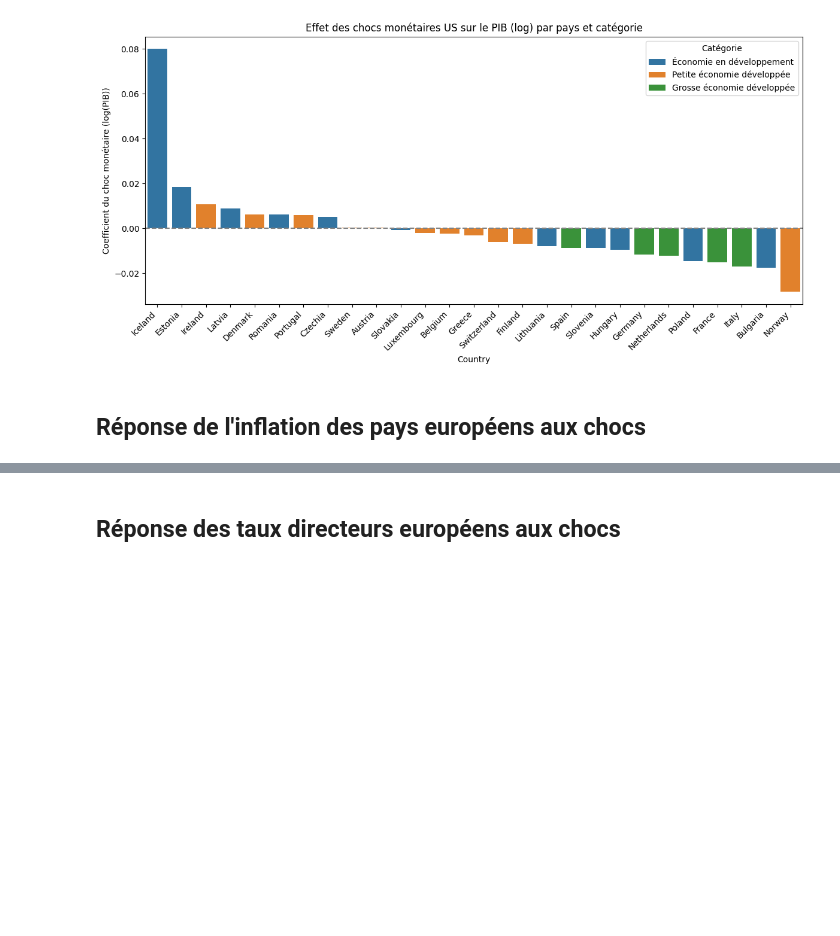
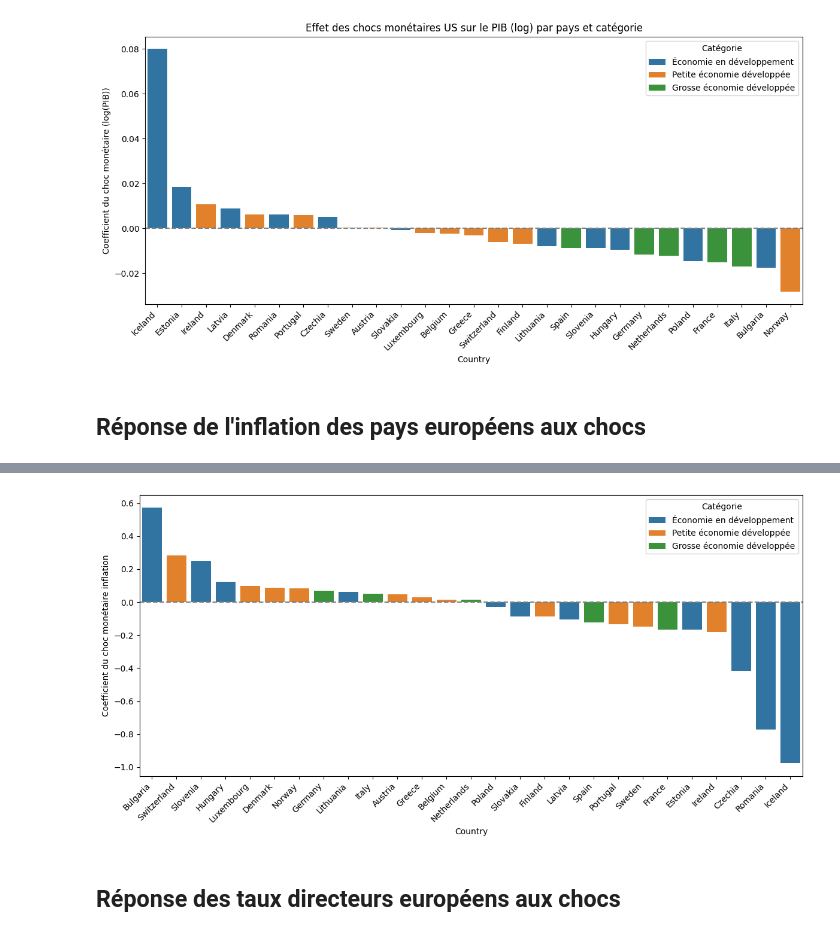
Before and after one commit to enriquealarcon01/Stat-App, a Jupyter notebook: modèle/modèle US.ipynb, the cells around one changed output, grey strips where cells are left out. Cells and saved outputs as stored; diff of their text form; code cells hidden in the pictures; blank space fills up the shorter version.

Commit message:
chocs US sur l'inflation des pays européens

```diff
--- a/modèle/modèle US.ipynb
+++ b/modèle/modèle US.ipynb
@@ -1122,3 +1108,86 @@ plt.show()
 [figure]
 # %% [markdown]
 ## Réponse de l'inflation des pays européens aux chocs
+# %%
+import seaborn as sns
+def get_category(country):
+    for cat, countries in categories.items():
+        if country in countries:
+            return cat
+    return "Autre"
+
+# --- 2. Filtrer les données sur linflation ---
+target_variable = "inflation"
+df_target = data[data["Variable"] == target_variable].copy()
+
+# --- 3. Trier et ajouter lags + tendances ---
+df_target = df_target.sort_values(["Country", "Time"])
+
+for lag in range(1, 5):
+    df_target[f"lag{lag}"] = df_target.groupby("Country")["Value"].shift(lag)
+
+df_target["trend"] = df_target.groupby("Country").cumcount() + 1
+df_target["trend_sq"] = df_target["trend"] ** 2
+df_target["Category"] = df_target["Country"].apply(get_category)
+df_target = df_target[df_target["Category"] != "Autre"] # pour supprimer les US
+
+# Il faut merger ces données avec les chocs monétaires obtenus :
+data_US_clean_reset = data_US_clean.reset_index()
+monetary_cols = [col for col in data_US_clean_reset.columns if col.startswith("monetary_shocks")]
+monetary_df = data_US_clean_reset[["date"] + monetary_cols].copy()
+monetary_df = monetary_df.rename(columns={"date": "Time"})
+df_target["Time"] = pd.to_datetime(df_target["Time"])
+monetary_df["Time"] = pd.to_datetime(monetary_df["Time"])
+
+df_target = df_target.merge(monetary_df, on="Time", how="left")
+
+
+
+# --- 4. Régressions pays par pays ---
+results = []
+required_cols = ["Value", "monetary_shocks", "lag1", "lag2", "lag3", "lag4", "trend", "trend_sq"]
+
+for country in df_target["Country"].unique():
+    sub = df_target[df_target["Country"] == country].dropna(subset=required_cols)
+
+    if len(sub) < 10:
+        continue
+
+    X = sub[["monetary_shocks", "lag1", "lag2", "lag3", "lag4", "trend", "trend_sq"]]
+    X = sm.add_constant(X)
+    y = sub["Value"]
+
+    model = sm.OLS(y, X).fit()
+    coef = model.params["monetary_shocks"]
+    pval = model.pvalues["monetary_shocks"]
+    category = get_category(country)
+
+    results.append({
+        "Country": country,
+        "Category": category,
+        "Coef_monetary_shock": coef,
+        "P_value": pval,
+        "R_squared": model.rsquared
+    })
+
+
+
+# --- 5. Résultats ---
+results_df = pd.DataFrame(results).sort_values("Coef_monetary_shock", ascending=False)
+
+print("\n📋 Résultats par pays :")
+print(results_df)
+cols_to_export = [col for col in results_df.columns if col != "Category"]
+results_df[cols_to_export].to_latex("resultats_pays_inflation.tex", index=False, float_format="%.4f")
+
+# --- 6. Graphique groupé par catégorie ---
+plt.figure(figsize=(12, 6))
+sns.barplot(data=results_df, x="Country", y="Coef_monetary_shock", hue="Category", dodge=False)
+plt.axhline(0, color="gray", linestyle="--")
+plt.ylabel("Coefficient du choc monétaire inflation")
+plt.xticks(rotation=45, ha="right")
+plt.legend(title="Catégorie")
+plt.tight_layout()
+plt.savefig("choc_pays_categorie_inflation.png", dpi=300)
+plt.show()
+# %% [output]
@@ -1125,3 +1211,4 @@ plt.show()
+[figure, added]
 # %% [markdown]
 ## Réponse des taux directeurs européens aux chocs
 # %%
```
Also changed, not shown: parts of 7 cells of this notebook, 5 other files.
